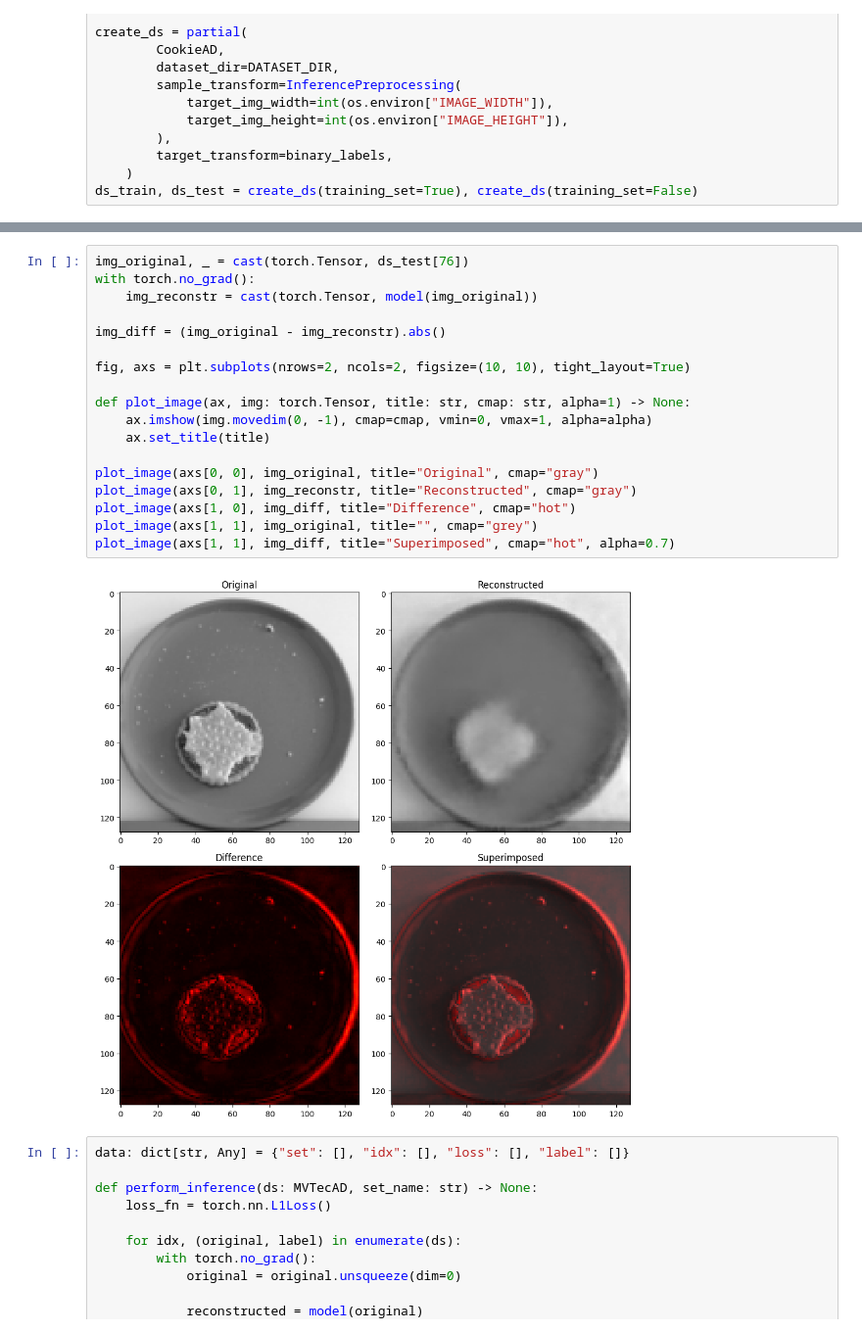
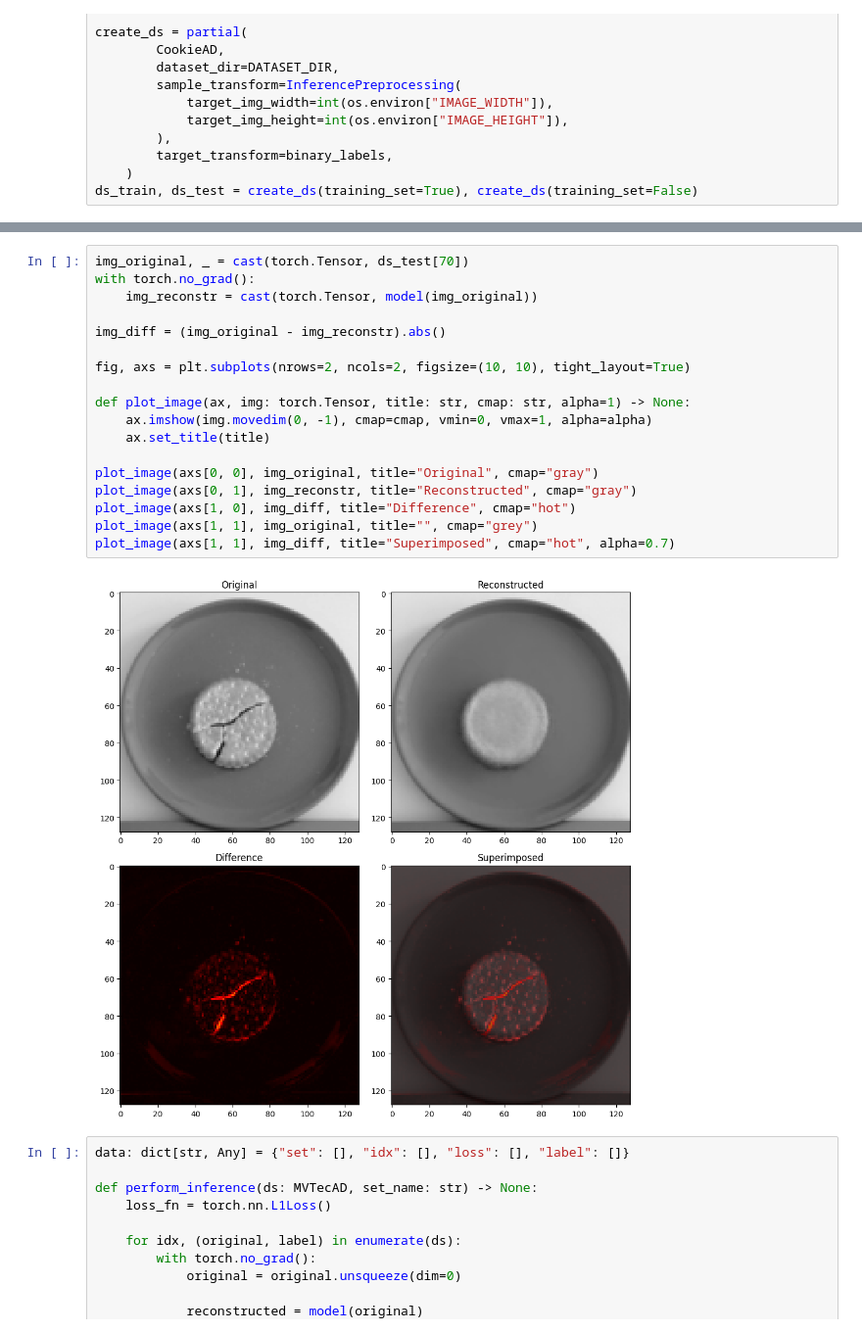
Before and after one commit to es-ude/anomaly-detection-demo, a Jupyter notebook: notebooks/cookies/anomaly_detection.ipynb, the cells around one changed output, grey strips where cells are left out. Shown at 98% size. Cells and saved outputs as stored; diff of their text form.

```diff
--- a/notebooks/cookies/anomaly_detection.ipynb
+++ b/notebooks/cookies/anomaly_detection.ipynb
@@ -60,25 +60,25 @@ Autoencoder(
   )
 )
 # %%
-img_original, _ = cast(torch.Tensor, ds_test[76])
+img_original, _ = cast(torch.Tensor, ds_test[70])
 with torch.no_grad():
     img_reconstr = cast(torch.Tensor, model(img_original))
 
 img_diff = (img_original - img_reconstr).abs()
 
 fig, axs = plt.subplots(nrows=2, ncols=2, figsize=(10, 10), tight_layout=True)
 
 def plot_image(ax, img: torch.Tensor, title: str, cmap: str, alpha=1) -> None:
     ax.imshow(img.movedim(0, -1), cmap=cmap, vmin=0, vmax=1, alpha=alpha)
     ax.set_title(title)
 
 plot_image(axs[0, 0], img_original, title="Original", cmap="gray")
 plot_image(axs[0, 1], img_reconstr, title="Reconstructed", cmap="gray")
 plot_image(axs[1, 0], img_diff, title="Difference", cmap="hot")
 plot_image(axs[1, 1], img_original, title="", cmap="grey")
 plot_image(axs[1, 1], img_diff, title="Superimposed", cmap="hot", alpha=0.7)
 # %% [output]
-[figure, old version]
+[figure, new version]
 # %%
 data: dict[str, Any] = {"set": [], "idx": [], "loss": [], "label": []}
 
```
Also changed, not shown: parts of 6 cells of this notebook.
